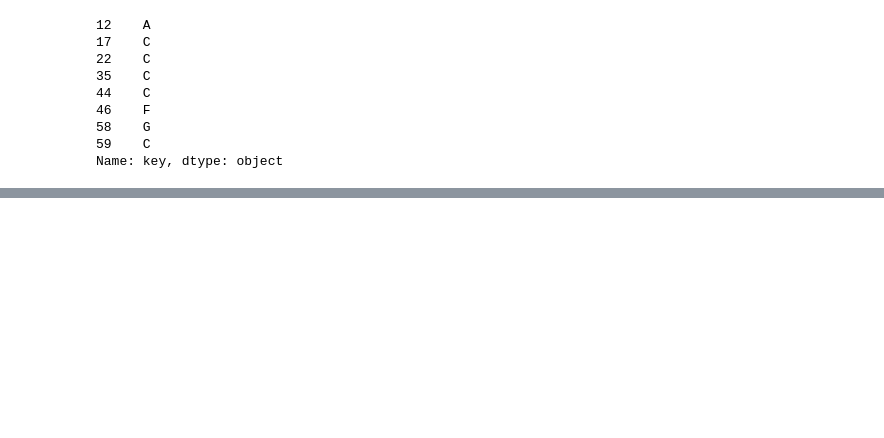
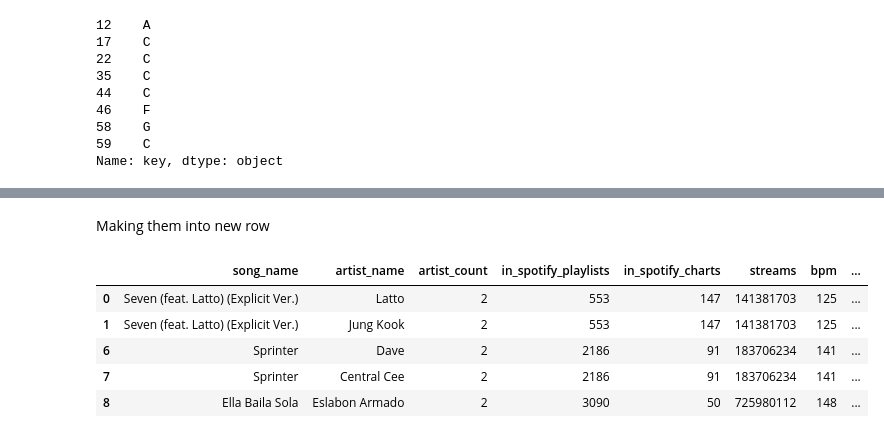
Before and after one commit to low122/Spotify-music-trend, a Jupyter notebook: spotifyAnalysis.ipynb, the cells around one changed output, grey strips where cells are left out. Drawn from its saved outputs; the diff is of its cells as text; code cells hidden in the pictures; blank space fills up the shorter version.

```diff
--- a/spotifyAnalysis.ipynb
+++ b/spotifyAnalysis.ipynb
@@ -177,0 +247,13 @@ Name: key, dtype: object
+# %% [markdown]
+Making them into new row
+# %%
+clean_spotify_data = clean_spotify_data.explode('artist_name').reset_index(drop=True)
+
+clean_spotify_data[clean_spotify_data['artist_count'] == 2].head()
+# %% [output]
+|  | song_name | artist_name | artist_count | in_spotify_playlists | in_spotify_charts | streams | bpm | ... |
+| 0 | Seven (feat. Latto) (Explicit Ver.) | Latto | 2 | 553 | 147 | 141381703 | 125 | ... |
+| 1 | Seven (feat. Latto) (Explicit Ver.) | Jung Kook | 2 | 553 | 147 | 141381703 | 125 | ... |
+| 6 | Sprinter | Dave | 2 | 2186 | 91 | 183706234 | 141 | ... |
+| 7 | Sprinter | Central Cee | 2 | 2186 | 91 | 183706234 | 141 | ... |
+| 8 | Ella Baila Sola | Eslabon Armado | 2 | 3090 | 50 | 725980112 | 148 | ... |
```
Also changed, not shown: parts of 30 cells of this notebook.
